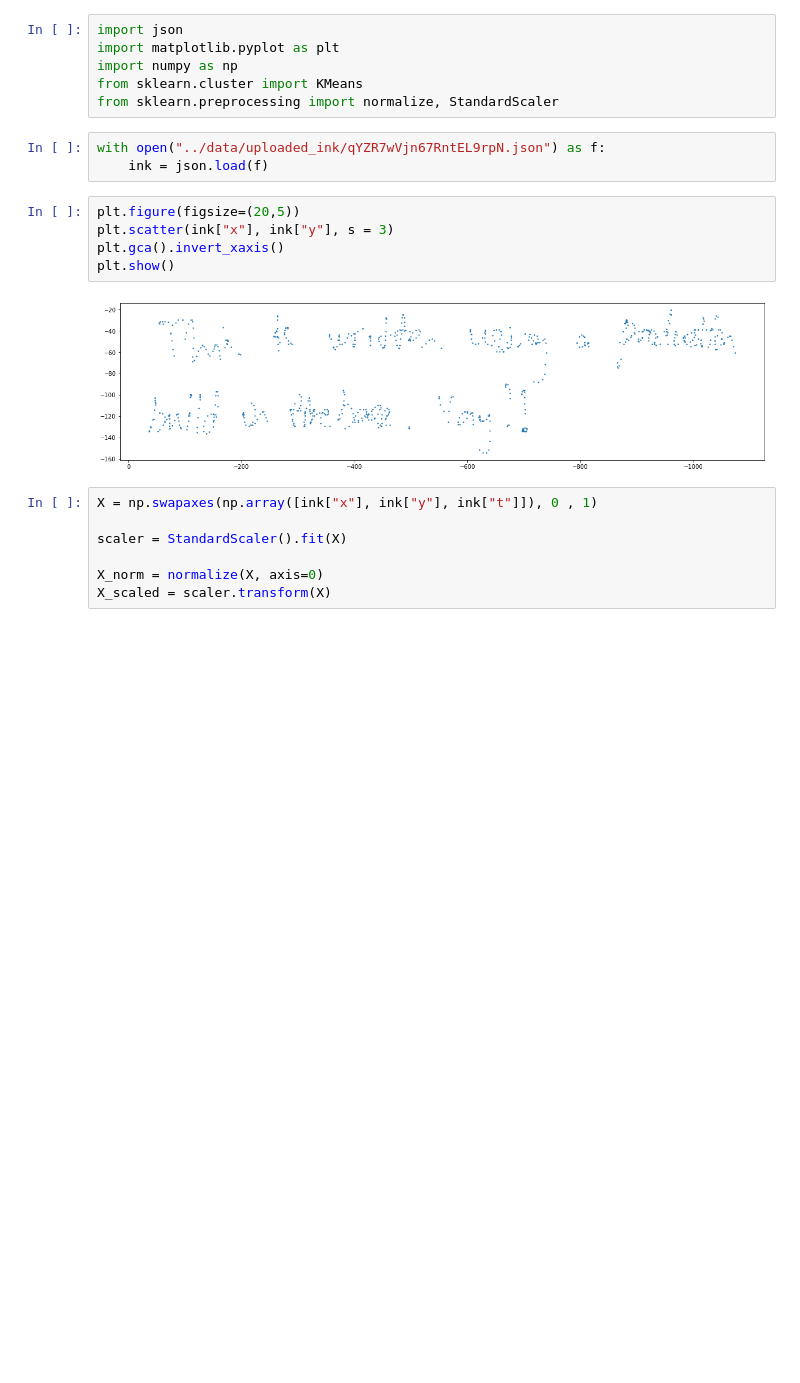
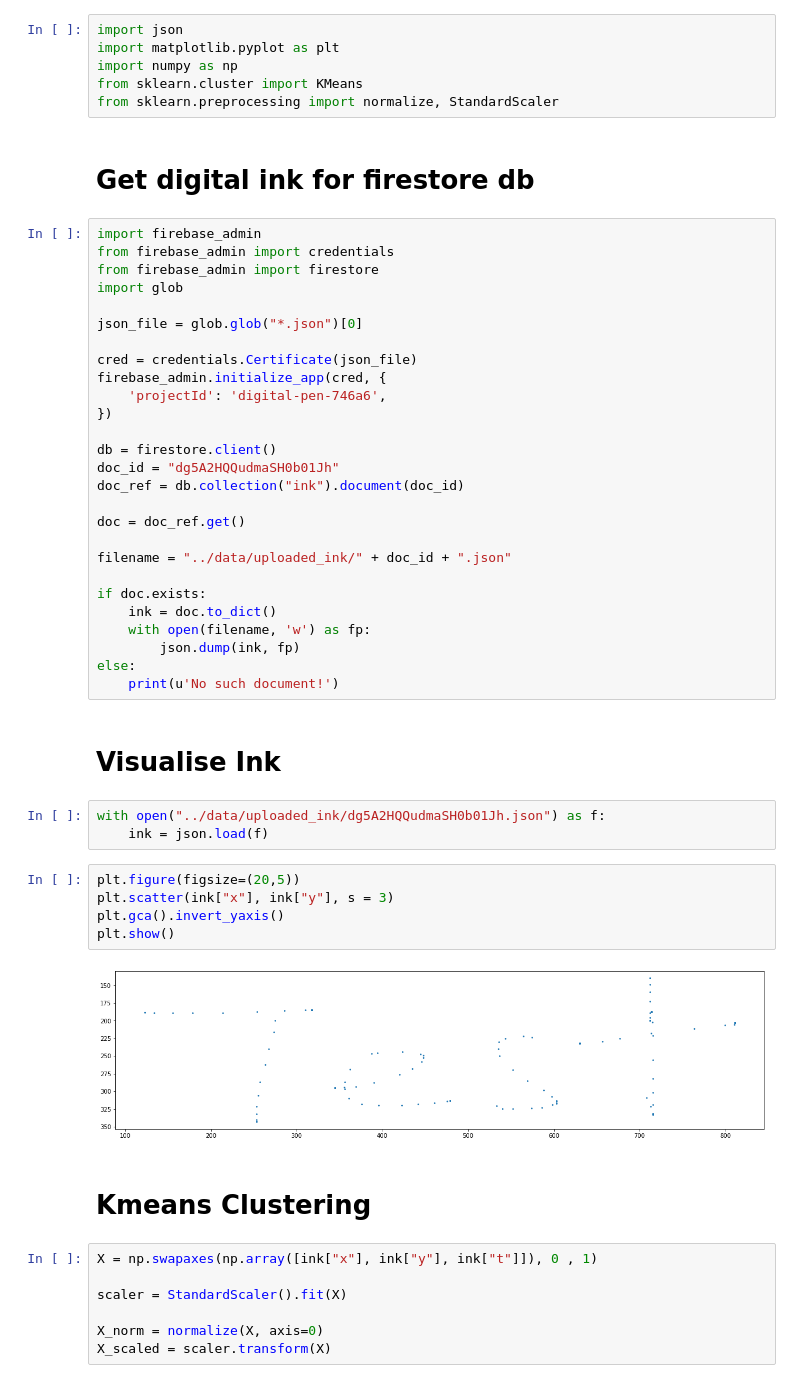
Before and after one commit to CustardTart32/digital-pen-backend, a Jupyter notebook: notebooks/visualise_ink.ipynb, the cells around one changed output. Drawn from its saved outputs; the diff is of its cells as text; blank space fills up the shorter version.

Commit message:
Confirming that digital ink submission work

```diff
--- a/notebooks/visualise_ink.ipynb
+++ b/notebooks/visualise_ink.ipynb
@@ -4,16 +4,49 @@ import matplotlib.pyplot as plt
 import numpy as np
 from sklearn.cluster import KMeans
 from sklearn.preprocessing import normalize, StandardScaler
+# %% [markdown]
+# Get digital ink for firestore db
+# %%
+import firebase_admin
+from firebase_admin import credentials
+from firebase_admin import firestore
+import glob
+
+json_file = glob.glob("*.json")[0]
+
+cred = credentials.Certificate(json_file)
+firebase_admin.initialize_app(cred, {
+    'projectId': 'digital-pen-746a6',
+})
+
+db = firestore.client()
+doc_id = "dg5A2HQQudmaSH0b01Jh"
+doc_ref = db.collection("ink").document(doc_id)
+
+doc = doc_ref.get()
+
+filename = "../data/uploaded_ink/" + doc_id + ".json"
+
+if doc.exists:
+    ink = doc.to_dict()
+    with open(filename, 'w') as fp:
+        json.dump(ink, fp)
+else:
+    print(u'No such document!')
+# %% [markdown]
+# Visualise Ink
 # %%
-with open("../data/uploaded_ink/qYZR7wVjn67RntEL9rpN.json") as f:
+with open("../data/uploaded_ink/dg5A2HQQudmaSH0b01Jh.json") as f:
     ink = json.load(f)
 # %%
 plt.figure(figsize=(20,5))
 plt.scatter(ink["x"], ink["y"], s = 3)
-plt.gca().invert_xaxis()
+plt.gca().invert_yaxis()
 plt.show()
 # %% [output]
-[figure, old version]
+[figure, new version]
+# %% [markdown]
+# Kmeans Clustering
 # %%
 X = np.swapaxes(np.array([ink["x"], ink["y"], ink["t"]]), 0 , 1)
 
```
Also changed, not shown: parts of 3 cells of this notebook, 2 other files.
